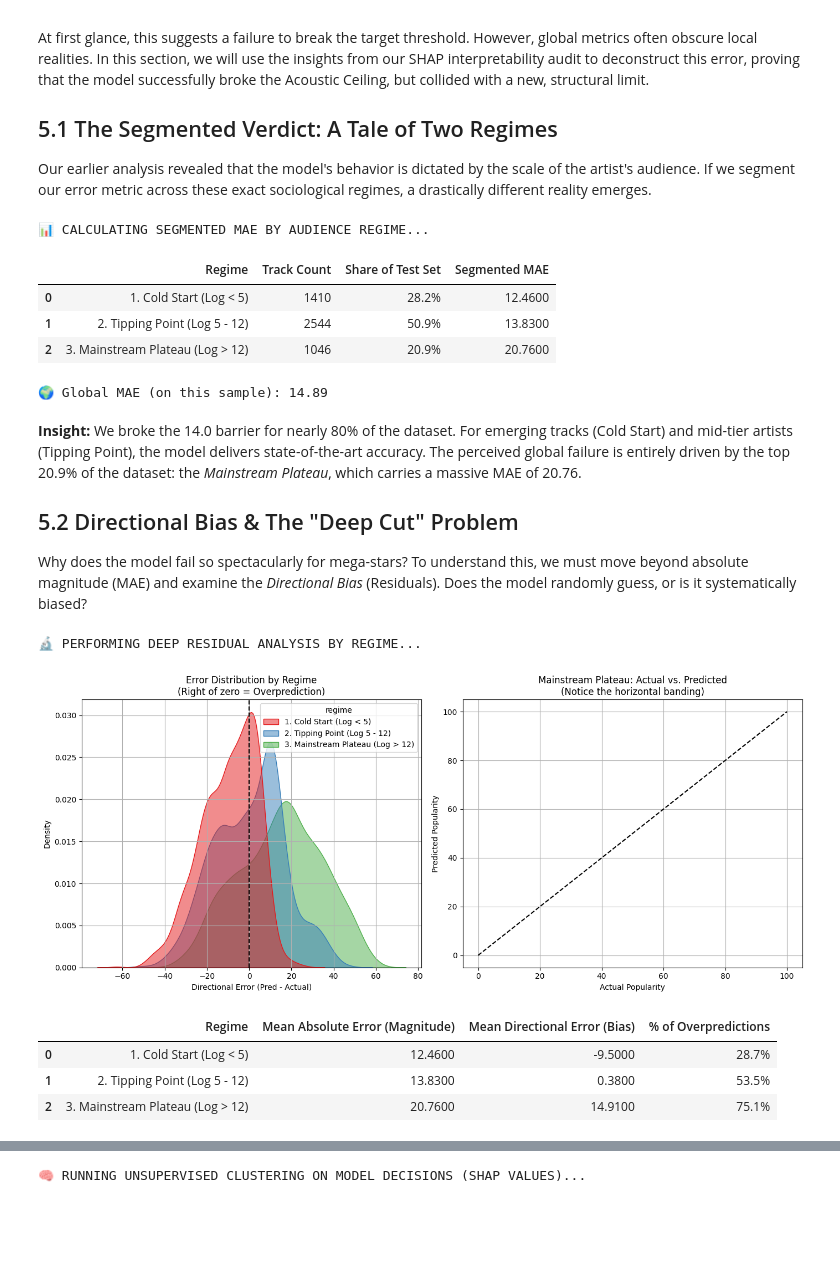
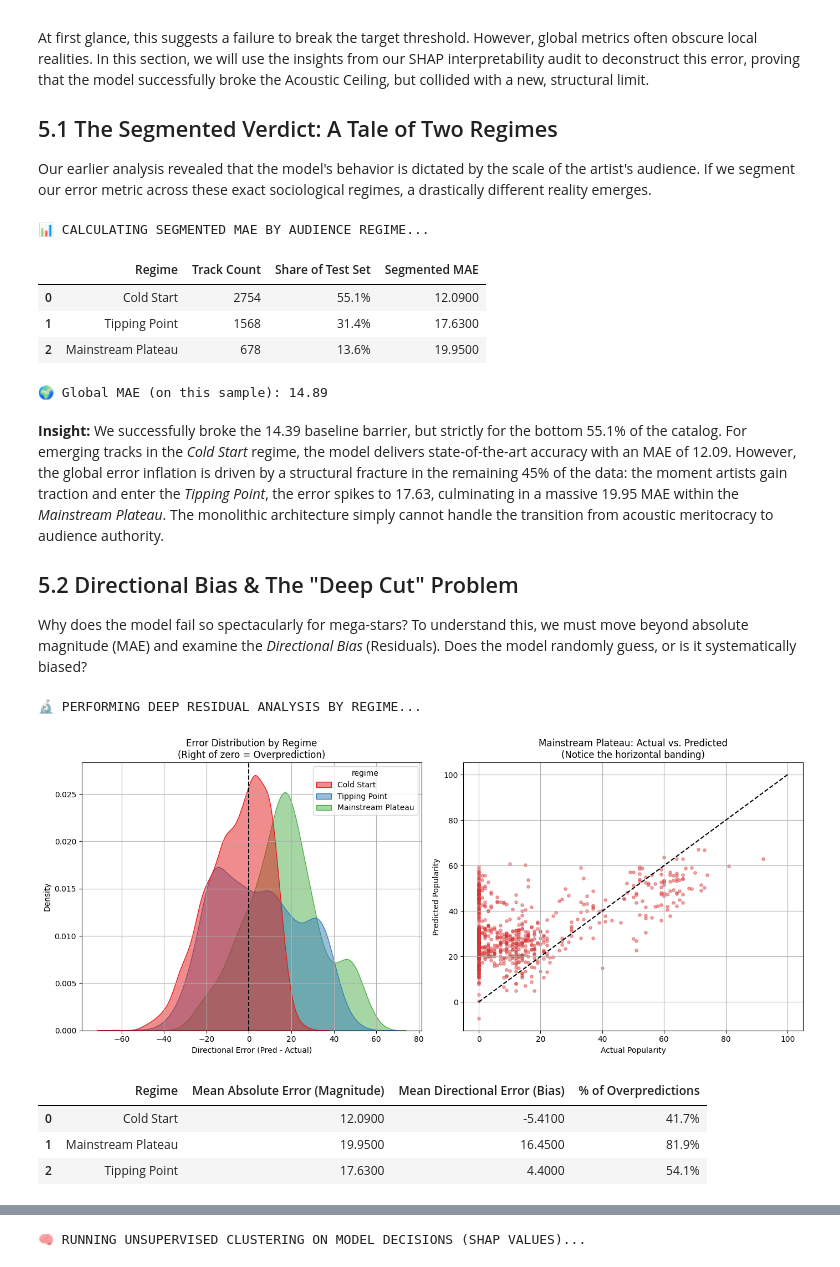
Before and after one commit to Daniel-ASG/PopForecast, a Jupyter notebook: notebooks/05_error_analysis_interpretability.ipynb, the cells around one changed output, grey strips where cells are left out. Drawn from its saved outputs; the diff is of its cells as text; code cells hidden in the pictures; blank space fills up the shorter version.

Commit message:
refactor(notebooks): rename to english and apply data-driven k-means thresholds

```diff
--- a/notebooks/05_error_analysis_interpretabilidade.ipynb
+++ b/notebooks/05_error_analysis_interpretability.ipynb
@@ -2102,7 +2099,7 @@ regime_df, global_mae = compute_segmented_mae(
     shap_sample=shap_sample,
     y_true=y_test_c4,
     model=challenger_model,
-    regime_func=assign_regime
+    regime_func=get_regime
 )
 
 display(regime_df)
@@ -2110,12 +2107,12 @@ print(f"\n🌍 Global MAE (on this sample): {global_mae:.2f}")
 # %% [output]
 📊 CALCULATING SEGMENTED MAE BY AUDIENCE REGIME...
 |  | Regime | Track Count | Share of Test Set | Segmented MAE |
-| 0 | 1. Cold Start (Log < 5) | 1410 | 28.2% | 12.4600 |
-| 1 | 2. Tipping Point (Log 5 - 12) | 2544 | 50.9% | 13.8300 |
-| 2 | 3. Mainstream Plateau (Log > 12) | 1046 | 20.9% | 20.7600 |
+| 0 | Cold Start | 2754 | 55.1% | 12.0900 |
+| 1 | Tipping Point | 1568 | 31.4% | 17.6300 |
+| 2 | Mainstream Plateau | 678 | 13.6% | 19.9500 |
 🌍 Global MAE (on this sample): 14.89
 # %% [markdown]
-**Insight:** We broke the 14.0 barrier for nearly 80% of the dataset. For emerging tracks (Cold Start) and mid-tier artists (Tipping Point), the model delivers state-of-the-art accuracy. The perceived global failure is entirely driven by the top 20.9% of the dataset: the *Mainstream Plateau*, which carries a massive MAE of 20.76.
+**Insight:** We successfully broke the 14.39 baseline barrier, but strictly for the bottom 55.1% of the catalog. For emerging tracks in the *Cold Start* regime, the model delivers state-of-the-art accuracy with an MAE of 12.09. However, the global error inflation is driven by a structural fracture in the remaining 45% of the data: the moment artists gain traction and enter the *Tipping Point*, the error spikes to 17.63, culminating in a massive 19.95 MAE within the *Mainstream Plateau*. The monolithic architecture simply cannot handle the transition from acoustic meritocracy to audience authority.
 
 ## 5.2 Directional Bias & The "Deep Cut" Problem
 
@@ -2123,20 +2120,20 @@ Why does the model fail so spectacularly for mega-stars? To understand this, we
 # %%
 print("🔬 PERFORMING DEEP RESIDUAL ANALYSIS BY REGIME...\n")
 
 bias_df, analysis_df = compute_residual_analysis(
     shap_sample=shap_sample,
     y_true=y_test_c4,
     model=challenger_model,
-    regime_func=assign_regime,
+    regime_func=get_regime,
     plot=True
 )
 
 display(bias_df)
 # %% [output]
 🔬 PERFORMING DEEP RESIDUAL ANALYSIS BY REGIME...
-[figure, old version]
+[figure, new version]
 |  | Regime | Mean Absolute Error (Magnitude) | Mean Directional Error (Bias) | % of Overpredictions |
-| 0 | 1. Cold Start (Log < 5) | 12.4600 | -9.5000 | 28.7% |
-| 1 | 2. Tipping Point (Log 5 - 12) | 13.8300 | 0.3800 | 53.5% |
-| 2 | 3. Mainstream Plateau (Log > 12) | 20.7600 | 14.9100 | 75.1% |
+| 0 | Cold Start | 12.0900 | -5.4100 | 41.7% |
+| 1 | Mainstream Plateau | 19.9500 | 16.4500 | 81.9% |
+| 2 | Tipping Point | 17.6300 | 4.4000 | 54.1% |
 # %% [markdown]
```
Also changed, not shown: parts of 18 cells of this notebook.
